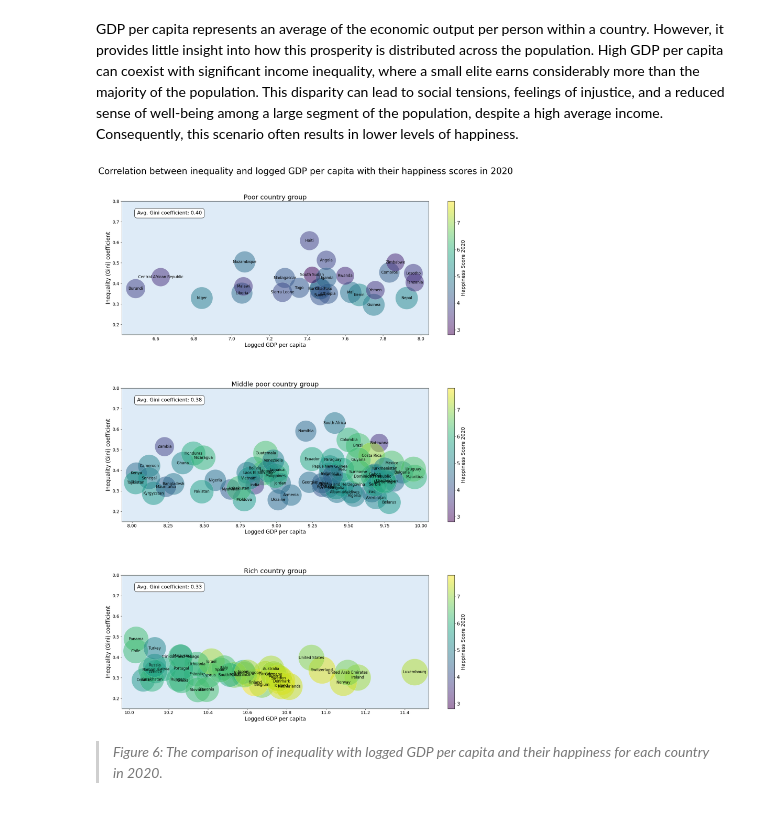
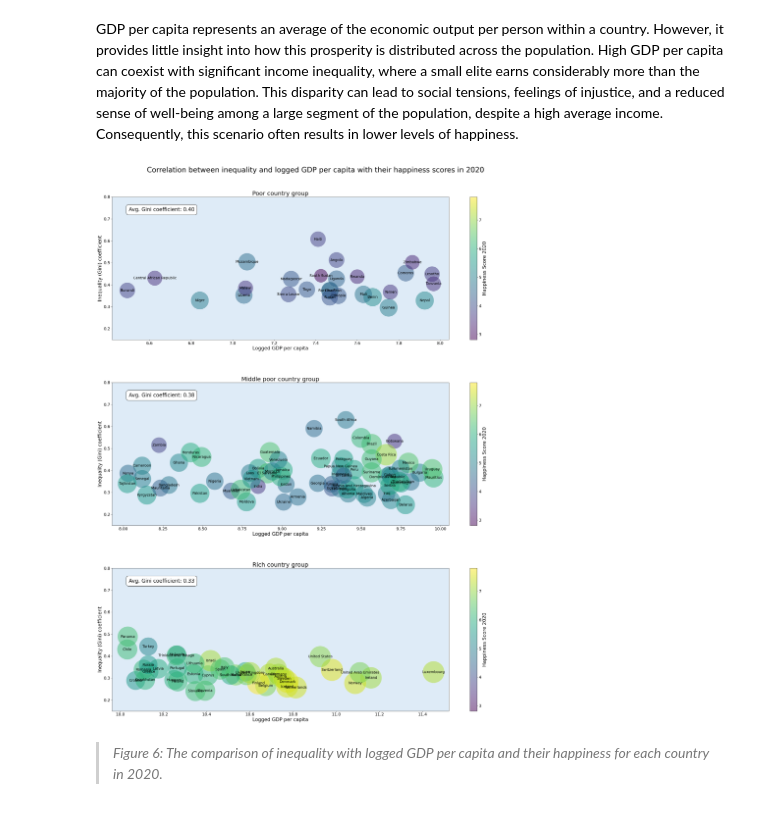
Before and after one commit to thijsslagter12/data-storyV2, a Jupyter notebook: docs/format.ipynb, the cells around one changed output. Cells and saved outputs as stored; diff of their text form; code cells hidden in the pictures.

```diff
--- a/docs/format.ipynb
+++ b/docs/format.ipynb
@@ -347,53 +347,53 @@ def plot_group(ax, df, title):
 
     # Add labels with adjusted size and centered in the bubbles
     for i, (country, x, y) in enumerate(zip(df['Country'], df['Logged GDP per capita'], df['Inequality (Gini) coefficient'])):
-        ax.text(x, y, country, fontsize=12, ha='center', va='center')
+        ax.text(x, y, country, fontsize=14, ha='center', va='center')
 
     # Add average Gini coefficient annotation
     avg_gini = df['Inequality (Gini) coefficient'].mean()
     ax.annotate(f"Avg. Gini coefficient: {avg_gini:.2f}",
                 xy=(0.05, 0.9),
                 xycoords='axes fraction',
-                fontsize=16,
+                fontsize=20,
                 bbox=dict(facecolor='white', edgecolor='black', boxstyle='round,pad=0.5'))
 
     # Add colorbar
     cbar = ax.figure.colorbar(scatter, ax=ax, label='Happiness Score 2020')
-    cbar.set_label('Happiness Score 2020', fontsize=16)  # Adjust font size of colorbar label
+    cbar.set_label('Happiness Score 2020', fontsize=19)  # Adjust font size of colorbar label
     cbar.ax.tick_params(labelsize=16)  # Adjust font size of colorbar tick labels
 
     # Set y-axis limits for Gini coefficient
     ax.set_ylim(0.15, 0.8)
 
     # Add labels and title with adjusted font sizes
-    ax.set_title(title, fontsize=21)  # Adjusted font size for subplot titles
-    ax.set_xlabel('Logged GDP per capita', fontsize=17)  # Adjusted font size for x-axis label
-    ax.set_ylabel('Inequality (Gini) coefficient', fontsize=17)  # Adjusted font size for y-axis label
+    ax.set_title(title, fontsize=23)  # Adjusted font size for subplot titles
+    ax.set_xlabel('Logged GDP per capita', fontsize=19)  # Adjusted font size for x-axis label
+    ax.set_ylabel('Inequality (Gini) coefficient', fontsize=19)  # Adjusted font size for y-axis label
 
-    ax.tick_params(axis='x', labelsize=14)
-    ax.tick_params(axis='y', labelsize=14)
+    ax.tick_params(axis='x', labelsize=16)
+    ax.tick_params(axis='y', labelsize=16)
 
 # Create a figure with three subplots in a column
-fig, axs = plt.subplots(3, 1, figsize=(18, 26))  # Set background color for subplots
+fig, axs = plt.subplots(3, 1, figsize=(24, 32))  # Set background color for subplots
 
 # Plot each group in its own subplot
 plot_group(axs[0], group_poor, title='Poor country group')
 plot_group(axs[1], group_middle, title='Middle poor country group')
 plot_group(axs[2], group_rich, title='Rich country group')
 
 for ax in axs:
     ax.set_facecolor((0.87, 0.92, 0.97)) # RGBA values for the specified background color
 
 # Adjust layout and show plot
 fig.suptitle('Correlation between inequality and logged GDP per capita with their happiness scores in 2020',
              fontsize=28, x=0.5, y=0.95, ha='center', va='top')
 plt.tight_layout(rect=[0, 0, 1, 0.93])  # Adjust the layout to accommodate suptitle and subplots
 
-plt.subplots_adjust(hspace=0.4)
+plt.subplots_adjust(hspace=0.3)
 
 plt.show()
 # %% [output]
-[figure, old version]
+[figure, new version]
 # %% [markdown]
 > *Figure 6: The comparison of inequality with logged GDP per capita and their happiness for each country in 2020.*
 # %% [markdown]
```
